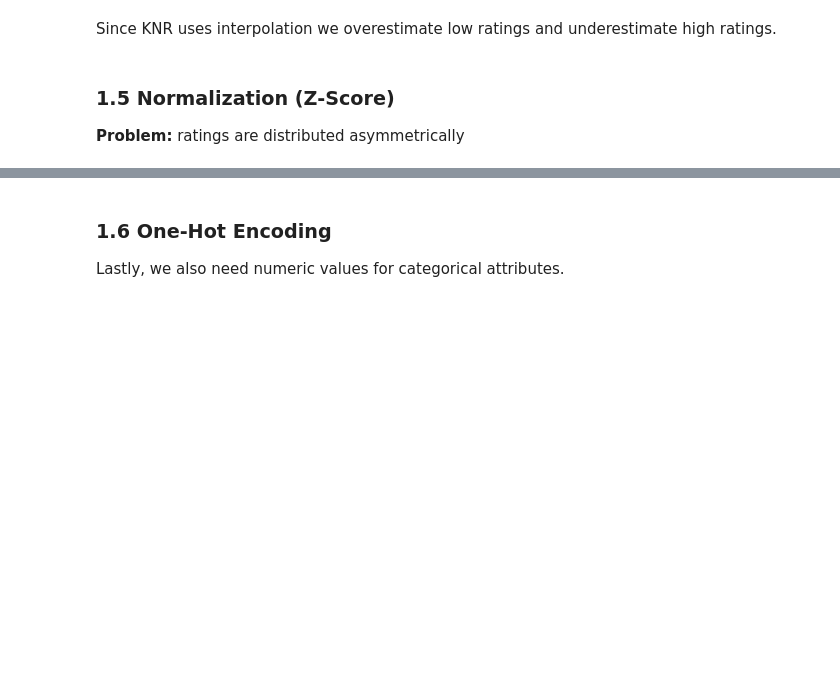
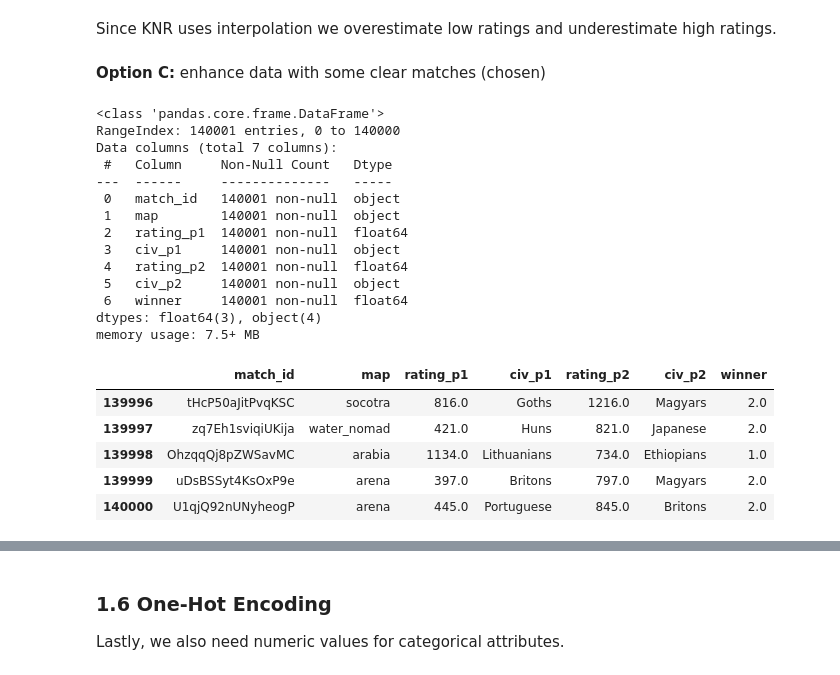
Before and after one commit to Dagobert42/WinProbabilityModel-AoE2, a Jupyter notebook: WinProbabilityModel_AoE2.ipynb, the cells around one changed output, grey strips where cells are left out. Cells and saved outputs as stored; diff of their text form; code cells hidden in the pictures; blank space fills up the shorter version.

```diff
--- a/WinProbabilityModel_AoE2.ipynb
+++ b/WinProbabilityModel_AoE2.ipynb
@@ -311,6 +309,4 @@ except:
 # %% [markdown]
 Since KNR uses interpolation we overestimate low ratings and underestimate high ratings.
-# %% [markdown]
-### 1.5 Normalization (Z-Score)
-
-**Problem:** ratings are distributed asymmetrically
+# %% [markdown]
+**Option C:** enhance data with some clear matches (chosen)
@@ -316,0 +329,24 @@ Since KNR uses interpolation we overestimate low ratings and underestimate high
+# %%
+augmented_1v1.info()
+augmented_1v1.tail()
+# %% [output]
+<class 'pandas.core.frame.DataFrame'>
+RangeIndex: 140001 entries, 0 to 140000
+Data columns (total 7 columns):
+ #   Column     Non-Null Count   Dtype
+---  ------     --------------   -----
+ 0   match_id   140001 non-null  object
+ 1   map        140001 non-null  object
+ 2   rating_p1  140001 non-null  float64
+ 3   civ_p1     140001 non-null  object
+ 4   rating_p2  140001 non-null  float64
+ 5   civ_p2     140001 non-null  object
+ 6   winner     140001 non-null  float64
+dtypes: float64(3), object(4)
+memory usage: 7.5+ MB
+|  | match_id | map | rating_p1 | civ_p1 | rating_p2 | civ_p2 | winner |
+| 139996 | tHcP50aJitPvqKSC | socotra | 816.0 | Goths | 1216.0 | Magyars | 2.0 |
+| 139997 | zq7Eh1sviqiUKija | water_nomad | 421.0 | Huns | 821.0 | Japanese | 2.0 |
+| 139998 | OhzqqQj8pZWSavMC | arabia | 1134.0 | Lithuanians | 734.0 | Ethiopians | 1.0 |
+| 139999 | uDsBSSyt4KsOxP9e | arena | 397.0 | Britons | 797.0 | Magyars | 2.0 |
+| 140000 | U1qjQ92nUNyheogP | arena | 445.0 | Portuguese | 845.0 | Britons | 2.0 |
```
Also changed, not shown: parts of 44 cells of this notebook.
